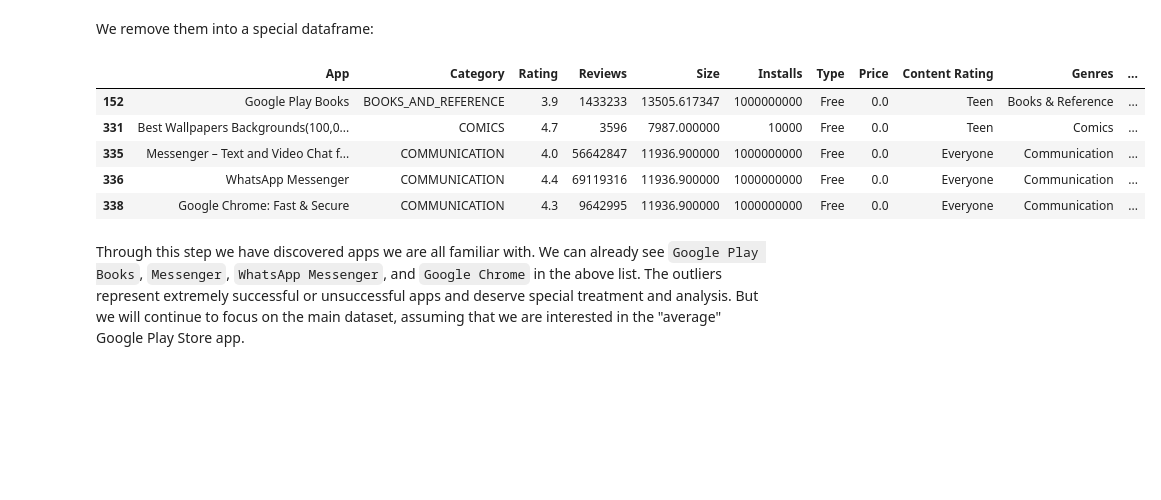
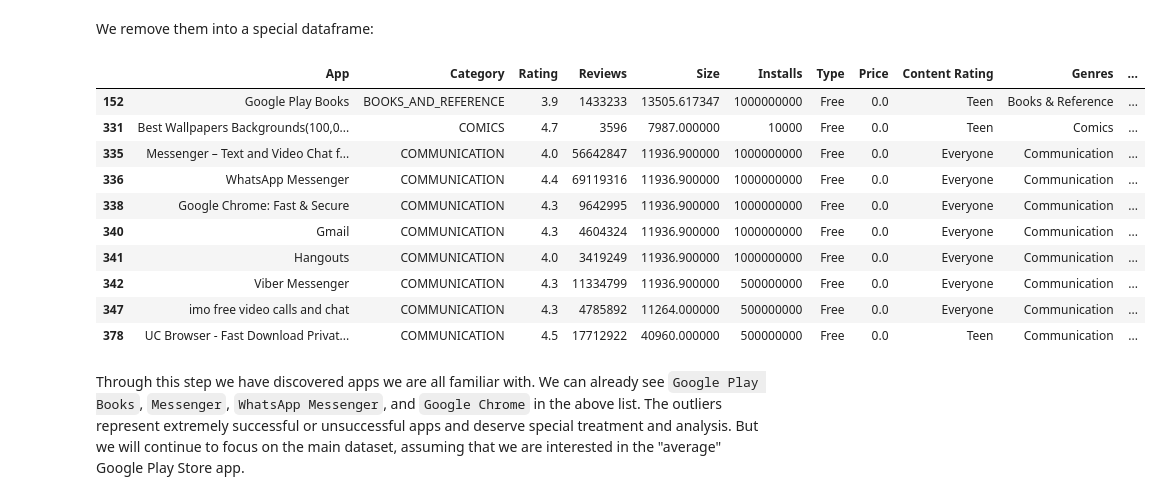
Before and after one commit to Logician724/play-store-analysis, a Jupyter notebook: notebook.ipynb, the cells around one changed output. Cells and saved outputs as stored; diff of their text form; code cells hidden in the pictures; blank space fills up the shorter version.

```diff
--- a/notebook.ipynb
+++ b/notebook.ipynb
@@ -509,14 +509,19 @@ outlier_mask.sum()
 We remove them into a special dataframe:
 # %%
 outliers_df = apps_df[outlier_mask].copy()
-outliers_df.head()
+outliers_df.head(10)
 # %% [output]
 |  | App | Category | Rating | Reviews | Size | Installs | Type | Price | Content Rating | Genres | ... |
 | 152 | Google Play Books | BOOKS_AND_REFERENCE | 3.9 | 1433233 | 13505.617347 | 1000000000 | Free | 0.0 | Teen | Books & Reference | ... |
 | 331 | Best Wallpapers Backgrounds(100,0... | COMICS | 4.7 | 3596 | 7987.000000 | 10000 | Free | 0.0 | Teen | Comics | ... |
 | 335 | Messenger – Text and Video Chat f... | COMMUNICATION | 4.0 | 56642847 | 11936.900000 | 1000000000 | Free | 0.0 | Everyone | Communication | ... |
 | 336 | WhatsApp Messenger | COMMUNICATION | 4.4 | 69119316 | 11936.900000 | 1000000000 | Free | 0.0 | Everyone | Communication | ... |
 | 338 | Google Chrome: Fast & Secure | COMMUNICATION | 4.3 | 9642995 | 11936.900000 | 1000000000 | Free | 0.0 | Everyone | Communication | ... |
+| 340 | Gmail | COMMUNICATION | 4.3 | 4604324 | 11936.900000 | 1000000000 | Free | 0.0 | Everyone | Communication | ... |
+| 341 | Hangouts | COMMUNICATION | 4.0 | 3419249 | 11936.900000 | 1000000000 | Free | 0.0 | Everyone | Communication | ... |
+| 342 | Viber Messenger | COMMUNICATION | 4.3 | 11334799 | 11936.900000 | 500000000 | Free | 0.0 | Everyone | Communication | ... |
+| 347 | imo free video calls and chat | COMMUNICATION | 4.3 | 4785892 | 11264.000000 | 500000000 | Free | 0.0 | Everyone | Communication | ... |
+| 378 | UC Browser - Fast Download Privat... | COMMUNICATION | 4.5 | 17712922 | 40960.000000 | 500000000 | Free | 0.0 | Teen | Communication | ... |
 # %% [markdown]
 Through this step we have discovered apps we are all familiar with. We can already see `Google Play Books`, `Messenger`, `WhatsApp Messenger`, and `Google Chrome` in the above list. The outliers represent extremely successful or unsuccessful apps and deserve special treatment and analysis. But we will continue to focus on the main dataset, assuming that we are interested in the "average" Google Play Store app.
 # %% [markdown]
```
Also changed, not shown: parts of 27 cells of this notebook.
